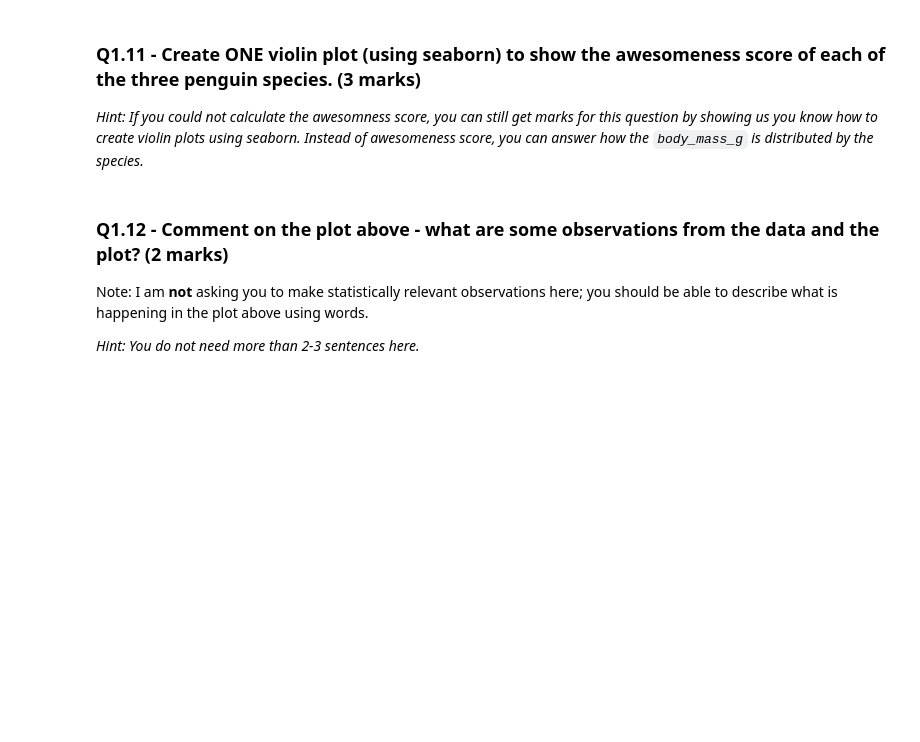
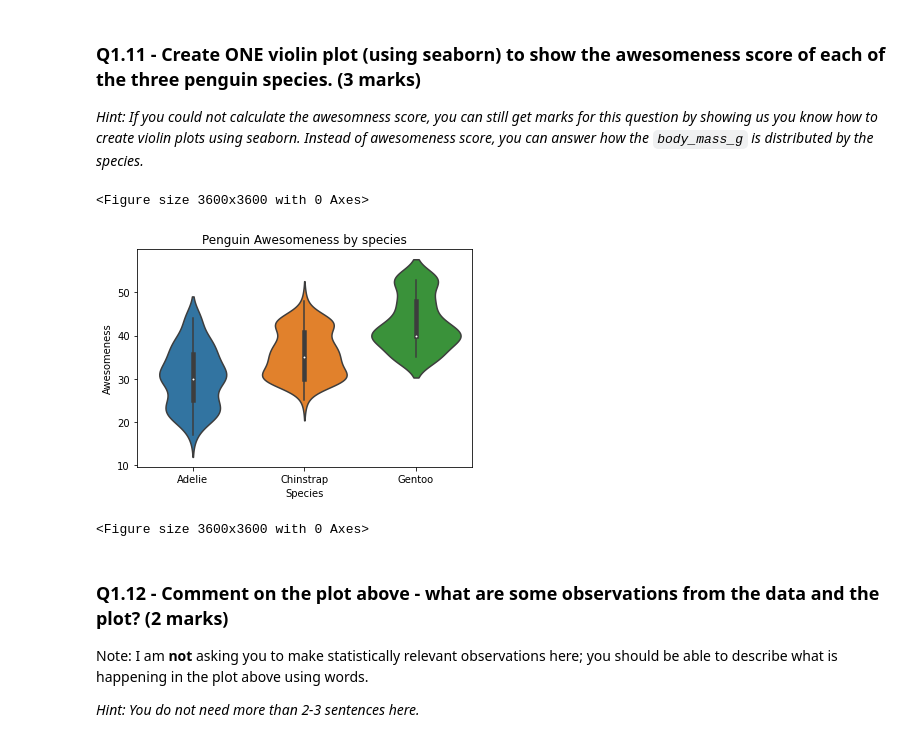
Before and after one commit to josepena97/DATA301Test, a Jupyter notebook: Exam.ipynb, the cells around one changed output. Saved outputs shown, nothing was run; the diff lists cells and outputs as text; code cells hidden in the pictures; blank space fills up the shorter version.

```diff
--- a/Exam.ipynb
+++ b/Exam.ipynb
@@ -374,3 +372,14 @@ There is no need to write any code, we can use the github commit history to chec
+# %%
+# Your solution here
+ax = sns.violinplot(data=df, x='species', y='Awesomeness_score')
+plt.title('Penguin Awesomeness by species')
+plt.ylabel('Awesomeness')
+plt.xlabel('Species')
+plt.figure(figsize=(50,50))
+# %% [output]
+<Figure size 3600x3600 with 0 Axes>
+[figure, added]
+<Figure size 3600x3600 with 0 Axes>
 # %% [markdown]
 ### Q1.12 - Comment on the plot above - what are some observations from the data and the plot? (2 marks)
 
```
Also changed, not shown: parts of 5 cells of this notebook.
